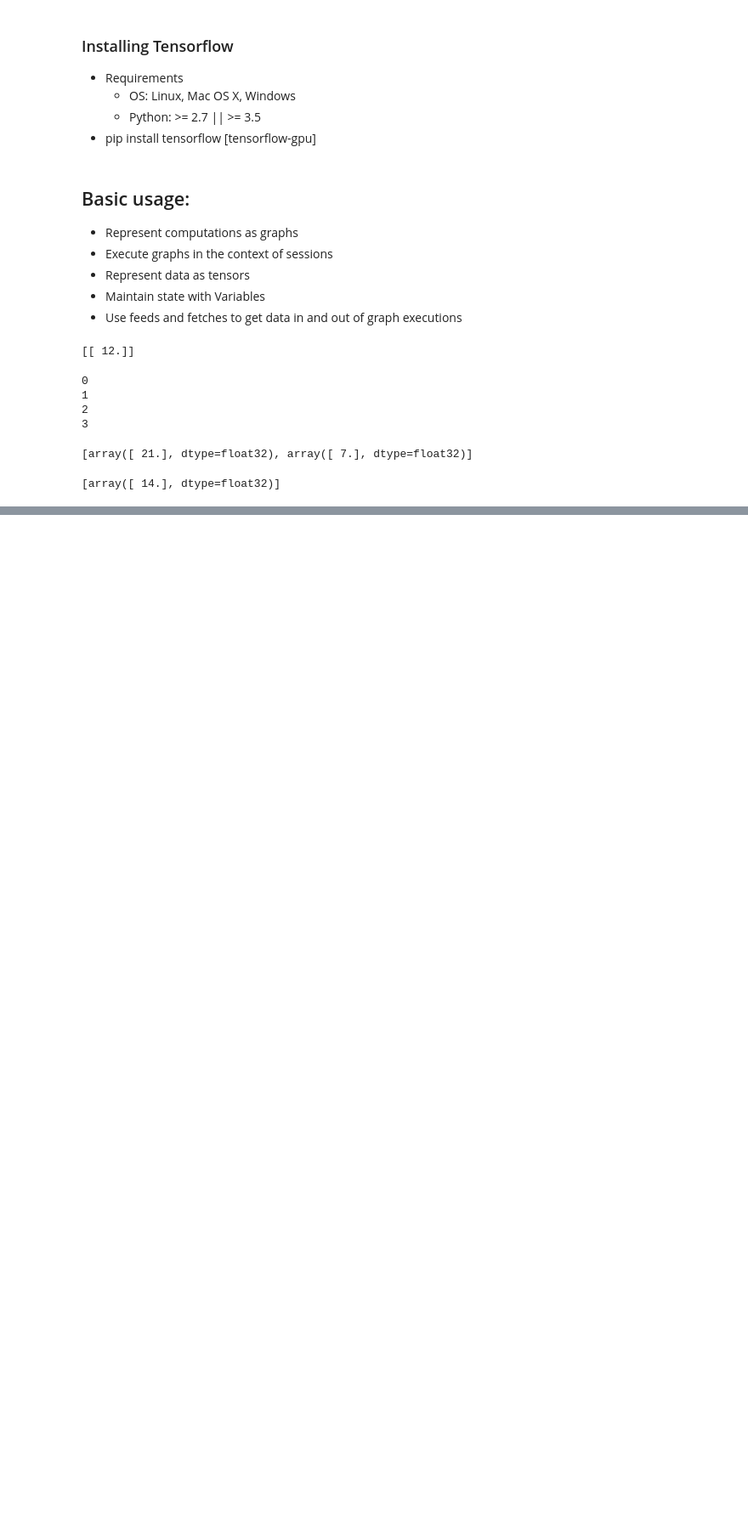
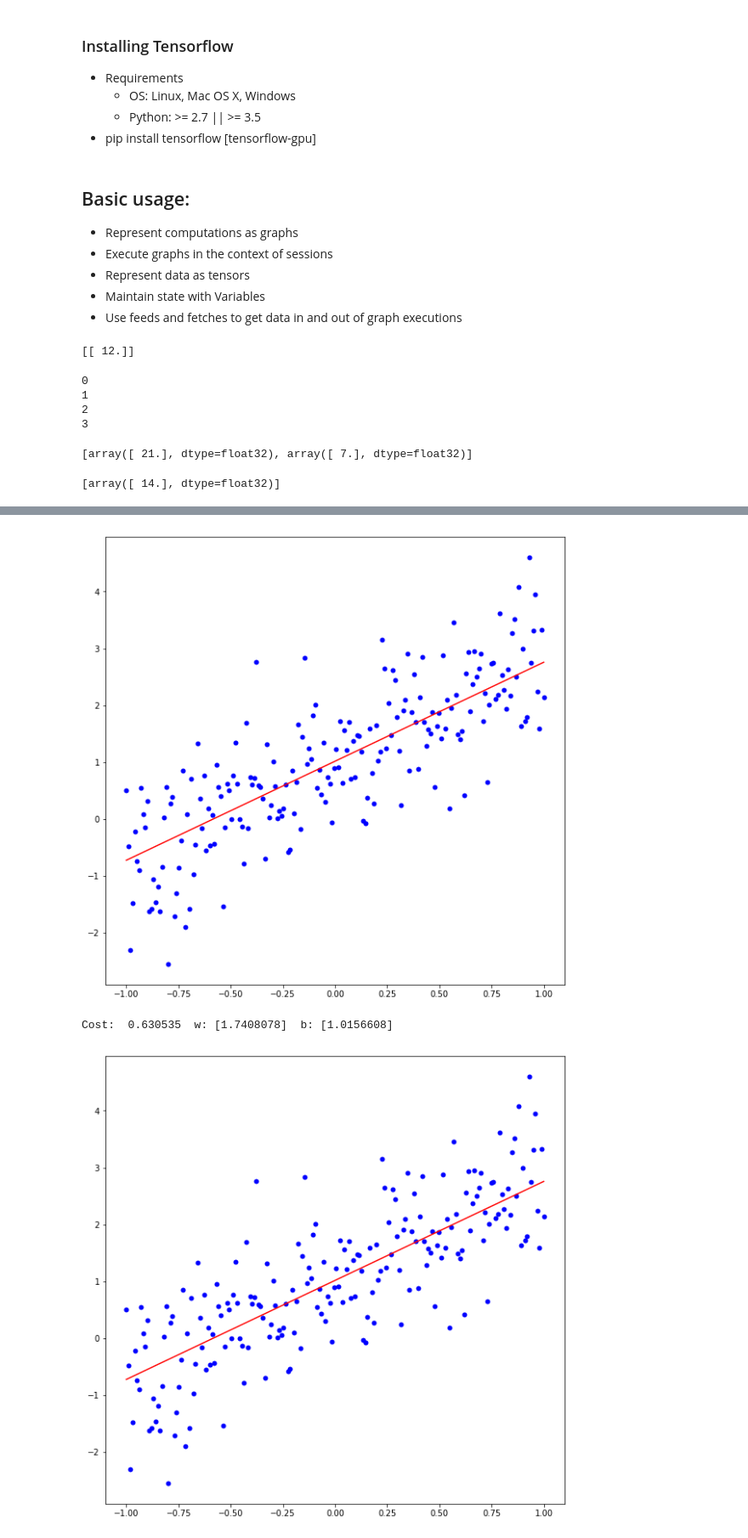
Before and after one commit to segurac/deeplearning-tutorials, a Jupyter notebook: intro_tensorflow/Intro to Tensorflow.ipynb, the cells around one changed output, grey strips where cells are left out. Shown: that part at 85% size. Saved outputs shown, nothing was run; the diff lists cells and outputs as text; code cells hidden in the pictures; blank space fills up the shorter version.

```diff
--- a/intro_tensorflow/Intro to Tensorflow.ipynb
+++ b/intro_tensorflow/Intro to Tensorflow.ipynb
@@ -145,0 +188,27 @@ with tf.Session() as sess:
+# %%
+%matplotlib inline
+import time
+import pylab as plt
+from IPython import display
+
+fig = plt.figure( figsize=(10, 10))
+with tf.Session() as sess:
+    sess.run(init_op)
+    for epoch in range(15):
+        [current_loss, _, _ ] = sess.run([loss, update_w, update_b ], feed_dict={X:trainX, Y:trainY})
+        current_w = sess.run([w])
+        current_b = sess.run([b])
+
+
+        plt.clf()
+        plt.plot(trainX, trainY,'o',color='b', markeredgecolor='none')
+        plt.plot(trainX, trainX*current_w + current_b, color='r',)
+        print('Cost: ', current_loss,' w:',current_w, ' b:',current_b)
+        display.clear_output(wait=True)
+        display.display(plt.gcf())
+
+print('Cost: ', current_loss,' w:',current_w, ' b:',current_b)
+# %% [output]
+[figure, added]
+Cost:  0.630535  w: [1.7408078]  b: [1.0156608]
+[figure, added]
```
Also changed, not shown: parts of 3 cells of this notebook.
